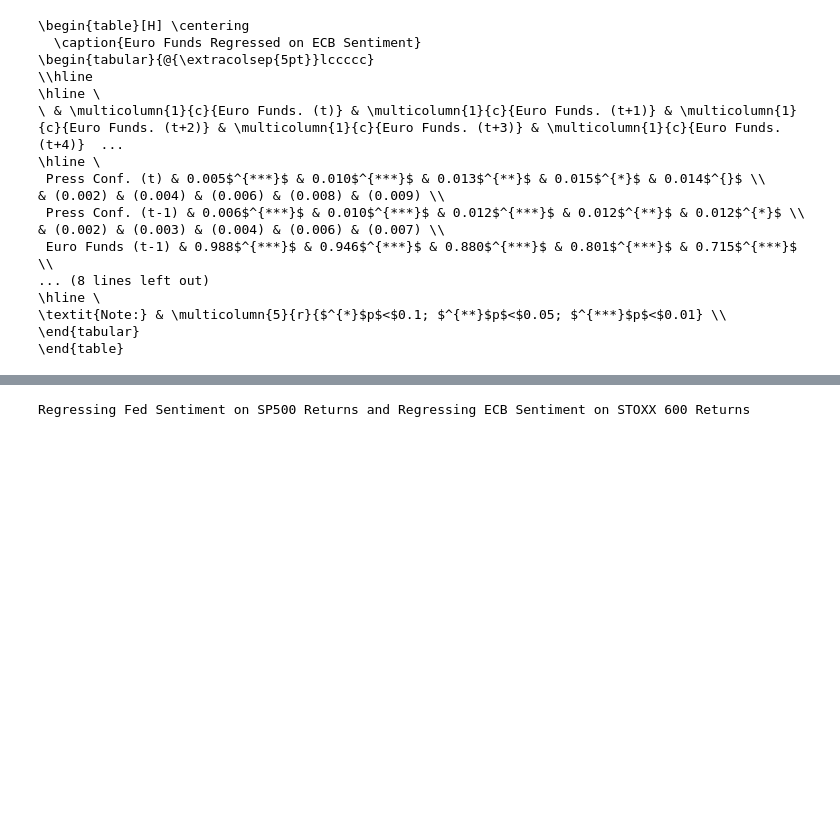
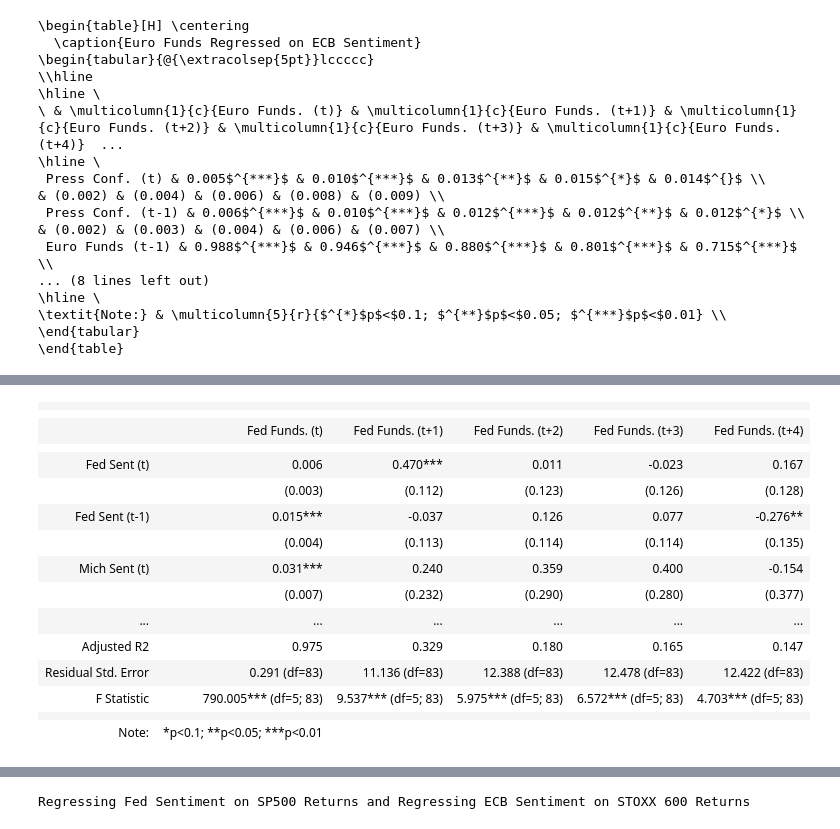
Before and after one commit to KyleNabors/Central-Bank-FinBERT-Analysis, a Jupyter notebook: Sentiment Graphs and Regressions.ipynb, the cells around one changed output, grey strips where cells are left out. Drawn from its saved outputs; the diff is of its cells as text; code cells hidden in the pictures; blank space fills up the shorter version.

```diff
--- a/Sentiment Graphs and Regressions.ipynb
+++ b/Sentiment Graphs and Regressions.ipynb
@@ -977,0 +1208,79 @@ Euro Funds Regressed on ECB Sentiment
+# %%
+# Table 3 Pt. 1
+
+x = [
+    "fed_minutes",
+    "fed_minutes_1",
+    "michigan_sentiment",
+    "michigan_sentiment_lag_1",
+    "fedfunds_lag_1",
+]
+
+yvar0 = "fedfunds"
+yvar1 = "fed_minutes_forward_1"
+yvar2 = "fed_minutes_forward_2"
+yvar3 = "fed_minutes_forward_3"
+yvar4 = "fed_minutes_forward_4"
+
+
+# Prepare the exogenous variables for each regression
+exog0 = sm.add_constant(sentiment[x]).dropna()
+exog1 = sm.add_constant(sentiment[x]).dropna()
+exog2 = sm.add_constant(sentiment[x]).dropna()
+exog3 = sm.add_constant(sentiment[x]).dropna()
+exog4 = sm.add_constant(sentiment[x]).dropna()
+
+
+# Fit the regression models
+reg0 = sm.OLS(endog=sentiment[yvar0].loc[exog0.index], exog=exog0).fit(cov_type="HC0")
+reg1 = sm.OLS(endog=sentiment[yvar1].loc[exog1.index], exog=exog1).fit(cov_type="HC0")
+reg2 = sm.OLS(endog=sentiment[yvar2].loc[exog2.index], exog=exog2).fit(cov_type="HC0")
+reg3 = sm.OLS(endog=sentiment[yvar3].loc[exog3.index], exog=exog3).fit(cov_type="HC0")
+reg4 = sm.OLS(endog=sentiment[yvar4].loc[exog4.index], exog=exog4).fit(cov_type="HC0")
+
+
+# Create the Stargazer object
+stargazer = Stargazer([reg0, reg1, reg2, reg3, reg4])
+
+# Customize the Stargazer output
+stargazer.show_model_numbers(False)
+stargazer.significant_digits(3)
+
+stargazer.title("Fed Funds Regressed on Fed Sentiment and Michigan Sentiment")
+stargazer.custom_columns(
+    [
+        "Fed Funds. (t)",
+        "Fed Funds. (t+1)",
+        "Fed Funds. (t+2)",
+        "Fed Funds. (t+3)",
+        "Fed Funds. (t+4)",
+    ]
+)
+
+stargazer.covariate_order(
+    [
+        "fed_minutes",
+        "fed_minutes_1",
+        "michigan_sentiment",
+        "michigan_sentiment_lag_1",
+        "fedfunds_lag_1",
+    ]
+)
+
+stargazer.rename_covariates(
+    {
+        "fed_minutes": "Fed Sent (t)",
+        "fed_minutes_1": "Fed Sent (t-1)",
+        "michigan_sentiment": "Mich Sent (t)",
+        "michigan_sentiment_lag_1": "Mich Sent (t-1)",
+        "fedfunds_lag_1": "Fed Funds (t-1)",
+    }
+)
+# Display the Stargazer output
+display(HTML(stargazer.render_html()))
+
+# Modify the LaTeX output to remove all \\[-1.8ex]
+latex_output = stargazer.render_latex().replace("\\[-1.8ex]", "")
+latex_output = latex_output.replace("!htbp", "H")
+print(latex_output)
+# %% [output]
@@ -977,0 +1288,16 @@ Euro Funds Regressed on ECB Sentiment
+|  |  |  |  |  |  |
+|  |
+|  | Fed Funds. (t) | Fed Funds. (t+1) | Fed Funds. (t+2) | Fed Funds. (t+3) | Fed Funds. (t+4) |
+|  |  |  |  |  |  |
+| Fed Sent (t) | 0.006 | 0.470*** | 0.011 | -0.023 | 0.167 |
+|  | (0.003) | (0.112) | (0.123) | (0.126) | (0.128) |
+| Fed Sent (t-1) | 0.015*** | -0.037 | 0.126 | 0.077 | -0.276** |
+|  | (0.004) | (0.113) | (0.114) | (0.114) | (0.135) |
+| Mich Sent (t) | 0.031*** | 0.240 | 0.359 | 0.400 | -0.154 |
+|  | (0.007) | (0.232) | (0.290) | (0.280) | (0.377) |
+| ... | ... | ... | ... | ... | ... |
+| Adjusted R2 | 0.975 | 0.329 | 0.180 | 0.165 | 0.147 |
+| Residual Std. Error | 0.291 (df=83) | 11.136 (df=83) | 12.388 (df=83) | 12.478 (df=83) | 12.422 (df=83) |
+| F Statistic | 790.005*** (df=5; 83) | 9.537*** (df=5; 83) | 5.975*** (df=5; 83) | 6.572*** (df=5; 83) | 4.703*** (df=5; 83) |
+|  |  |  |  |  |  |
+| Note: | *p<0.1; **p<0.05; ***p<0.01 |  |  |  |  |
```
Also changed, not shown: parts of 9 cells of this notebook, 2 other files.
